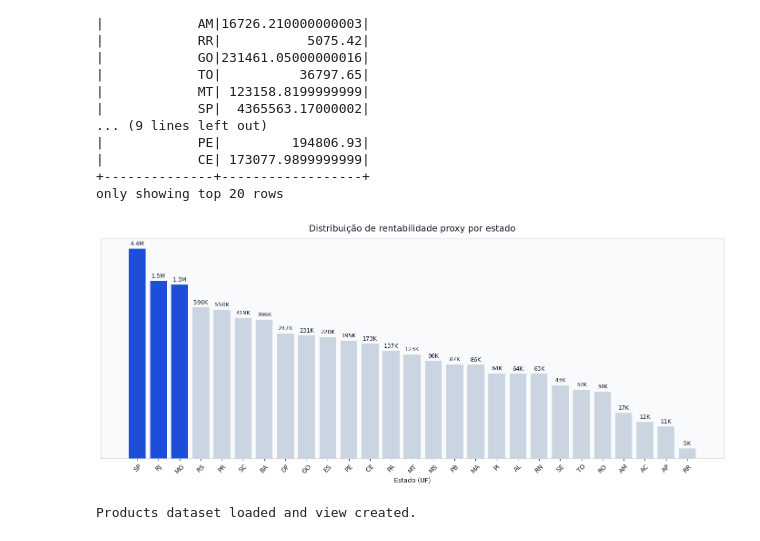
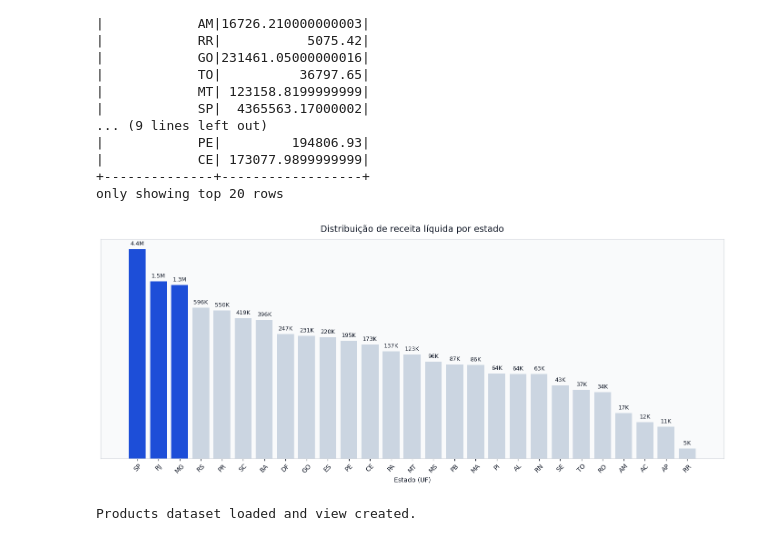
Before and after one commit to GusthavoSoares/tech_challenge_data_analytics, a Jupyter notebook: regioes_maiores_rentabilidade_Allison_Lima.ipynb, the cells around one changed output. Saved outputs shown, nothing was run; the diff lists cells and outputs as text; code cells hidden in the pictures.

Commit message:
feat: alterar o nome do gráfico 'Distribuição de receita líquida por estado'

```diff
--- a/regioes_maiores_rentabilidade_Allison_Lima.ipynb
+++ b/regioes_maiores_rentabilidade_Allison_Lima.ipynb
@@ -204,6 +204,11 @@ cor_figura = "#FFFFFF"
 cor_fundo = "#F9FAFB"
 cor_texto = "#111827"
 cor_grid = "#D1D5DB"
+
+# ------------------------------------------------------------
+# Ordenar Valores
+# ------------------------------------------------------------
+df_profits = df_profits.sort_values("profit_sum", ascending=False)
 
 # ------------------------------------------------------------
 # Definir cores
@@ -249,7 +254,7 @@ ax.yaxis.set_visible(False)
 # Título e eixos
 # ------------------------------------------------------------
 ax.set_title(
-    "Distribuição de rentabilidade proxy por estado",
+    "Distribuição de receita líquida por estado",
     fontsize=14,
     color=cor_texto,
     pad=12
@@ -259,34 +264,35 @@ ax.set_xlabel("Estado (UF)", color=cor_texto)
 ax.set_ylabel("Rentabilidade proxy", color=cor_texto)
 
 # ------------------------------------------------------------
 # Labels nas barras
 # ------------------------------------------------------------
 for i, bar in enumerate(bars):
     altura = bar.get_height()
 
     ax.text(
         bar.get_x() + bar.get_width() / 2,
         altura * 1.08,
         format_profit(altura),
         ha="center",
         va="bottom",
         fontsize=9,
         color=cor_texto
     )
 
+
 # ------------------------------------------------------------
 # Grid, eixos e bordas
 # ------------------------------------------------------------
 ax.grid(axis="y", linestyle="--", alpha=0.25, color=cor_grid, zorder=0)
 ax.tick_params(axis="x", colors=cor_texto, rotation=45)
 
 for spine in ax.spines.values():
     spine.set_color(cor_grid)
 
 plt.tight_layout()
 plt.show()
 # %% [output]
-[figure, old version]
+[figure, new version]
 # %%
 # Define o caminho para o arquivo CSV do dataset de produtos.
 products_path = 'data/olist_products_dataset.csv'
```
Also changed, not shown: parts of 1 cell of this notebook.
